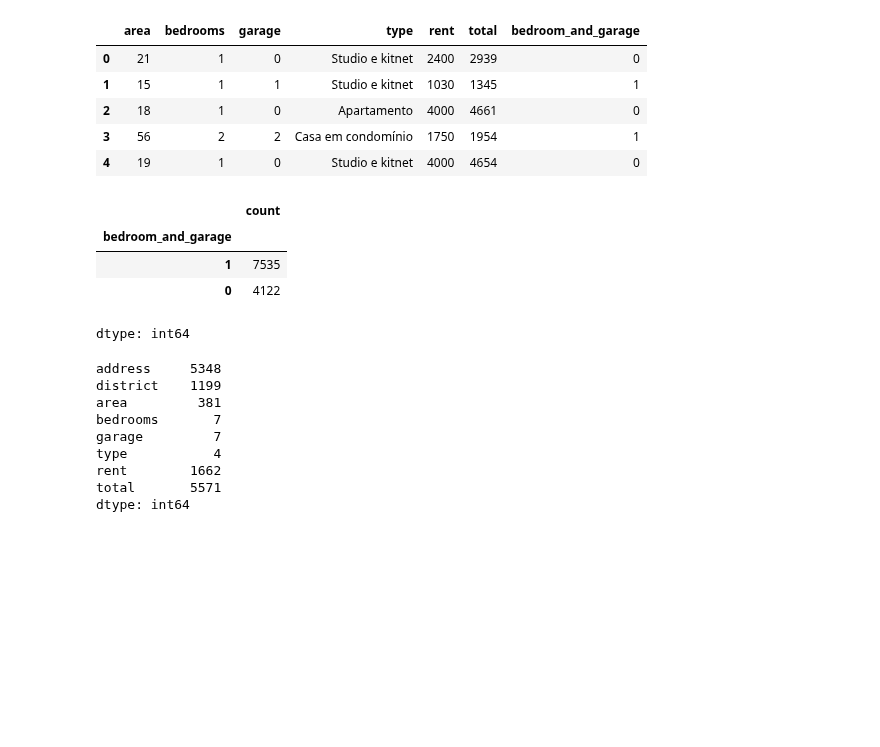
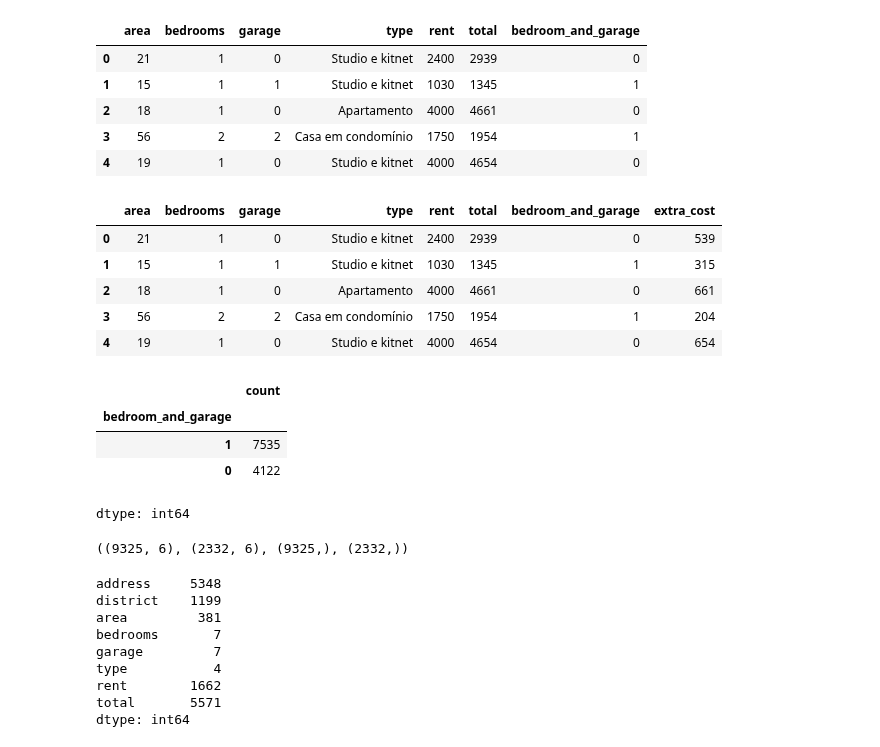
Before and after one commit to viktoruebelhart/studies, a Jupyter notebook: Intro_ML.ipynb, the cells around one changed output. Saved outputs shown, nothing was run; the diff lists cells and outputs as text; code cells hidden in the pictures; blank space fills up the shorter version.

```diff
--- a/Intro_ML.ipynb
+++ b/Intro_ML.ipynb
@@ -83,6 +96,16 @@ houses_final.head()
 | 2 | 18 | 1 | 0 | Apartamento | 4000 | 4661 | 0 |
 | 3 | 56 | 2 | 2 | Casa em condomínio | 1750 | 1954 | 1 |
 | 4 | 19 | 1 | 0 | Studio e kitnet | 4000 | 4654 | 0 |
+# %%
+houses_final['extra_cost'] = houses_final['total']-houses_final['rent']
+houses_final.head()
+# %% [output]
+|  | area | bedrooms | garage | type | rent | total | bedroom_and_garage | extra_cost |
+| 0 | 21 | 1 | 0 | Studio e kitnet | 2400 | 2939 | 0 | 539 |
+| 1 | 15 | 1 | 1 | Studio e kitnet | 1030 | 1345 | 1 | 315 |
+| 2 | 18 | 1 | 0 | Apartamento | 4000 | 4661 | 0 | 661 |
+| 3 | 56 | 2 | 2 | Casa em condomínio | 1750 | 1954 | 1 | 204 |
+| 4 | 19 | 1 | 0 | Studio e kitnet | 4000 | 4654 | 0 | 654 |
 # %%
 houses_final['bedroom_and_garage'].value_counts()
 # %% [output]
@@ -93,0 +125,4 @@ dtype: int64
+# %%
+X_train.shape, X_test.shape, y_train.shape, y_test.shape
+# %% [output]
+((9325, 6), (2332, 6), (9325,), (2332,))
```
Also changed, not shown: parts of 5 cells of this notebook.
